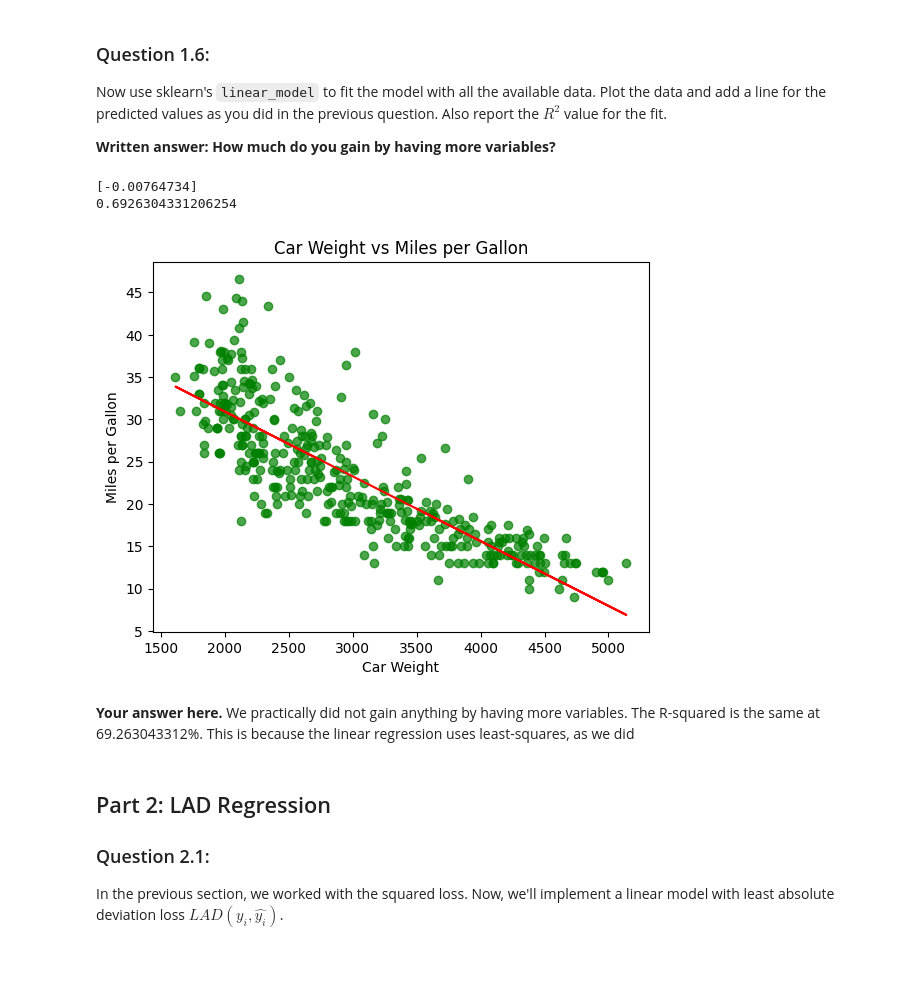
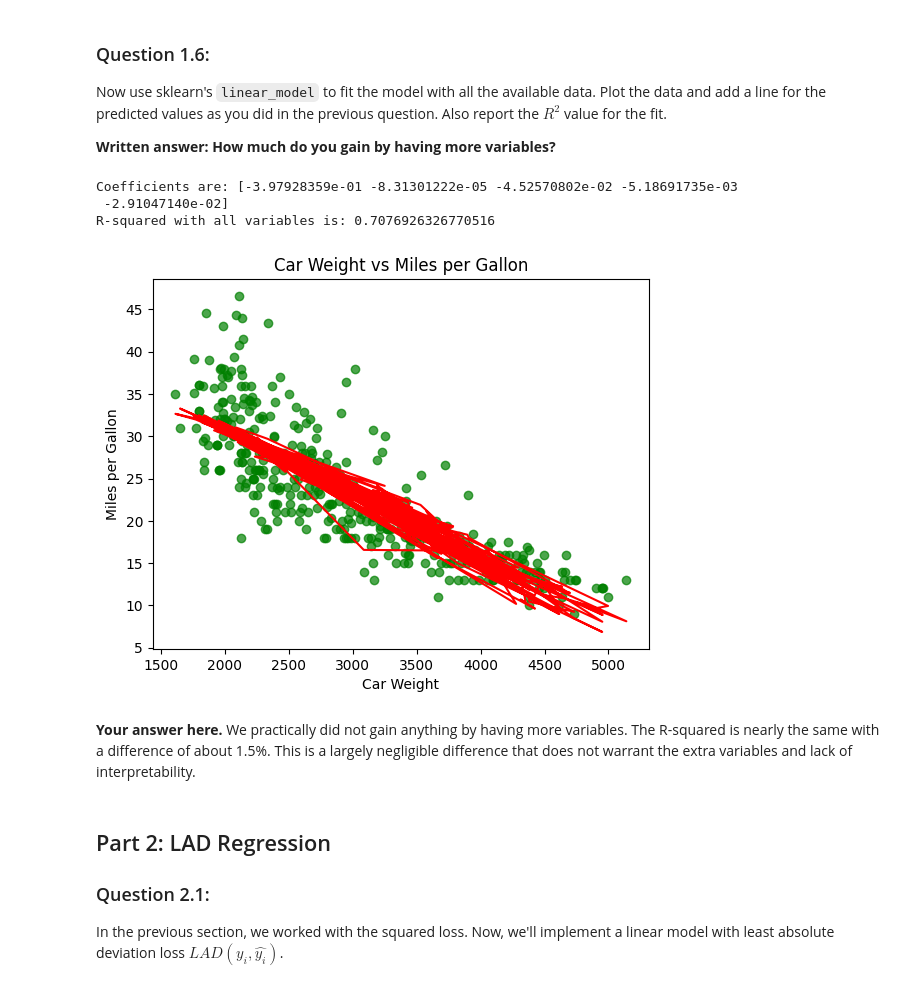
Before and after one commit to andytyuan2/DATASCI-3000, a Jupyter notebook: ayuan45_H01.ipynb, the cells around one changed output. Drawn from its saved outputs; the diff is of its cells as text; code cells hidden in the pictures; blank space fills up the shorter version.

```diff
--- a/ayuan45_H01.ipynb
+++ b/ayuan45_H01.ipynb
@@ -245,25 +245,33 @@ Now use sklearn's `linear_model` to fit the model with all the available data. P
 **Written answer: How much do you gain by having more variables?**
 # %%
 # Your code here
+df = pd.read_csv('car_data.csv')
+weight = np.array(df["weight"])
+mpg = np.array(df["MPG"])
+# data = np.array([df[col]. values for col in df.columns])
+df.pop('name')
+df.pop('MPG')
+data = np.array(df)
 
 model = linear_model.LinearRegression(fit_intercept=True)
 weight = weight.reshape(weight.shape[0], -1)
-model.fit(weight,mpg)
-print(model.coef_)
-print(model.score(weight, mpg))
+model.fit(data, mpg)
+print(f"Coefficients are: {model.coef_}")
+print(f"R-squared with all variables is: {model.score(data, mpg)}")
 
 plt.scatter(weight, mpg, color='g', alpha=0.7)
-plt.plot(weight, model.predict(weight), color='r')
+plt.plot(weight, model.predict(data), color='r')
 plt.xlabel("Car Weight")
 plt.ylabel("Miles per Gallon")
 plt.title("Car Weight vs Miles per Gallon")
 plt.show()
 # %% [output]
-[-0.00764734]
-0.6926304331206254
+Coefficients are: [-3.97928359e-01 -8.31301222e-05 -4.52570802e-02 -5.18691735e-03
+ -2.91047140e-02]
+R-squared with all variables is: 0.7076926326770516
-[figure, old version]
+[figure, new version]
 # %% [markdown]
-**Your answer here.** We practically did not gain anything by having more variables. The R-squared is the same at 69.263043312%. This is because the linear regression uses least-squares, as we did
+**Your answer here.** We practically did not gain anything by having more variables. The R-squared is nearly the same with a difference of about 1.5%. This is a largely negligible difference that does not warrant the extra variables and lack of interpretability.
 # %% [markdown]
 ## Part 2: LAD Regression
 
```
